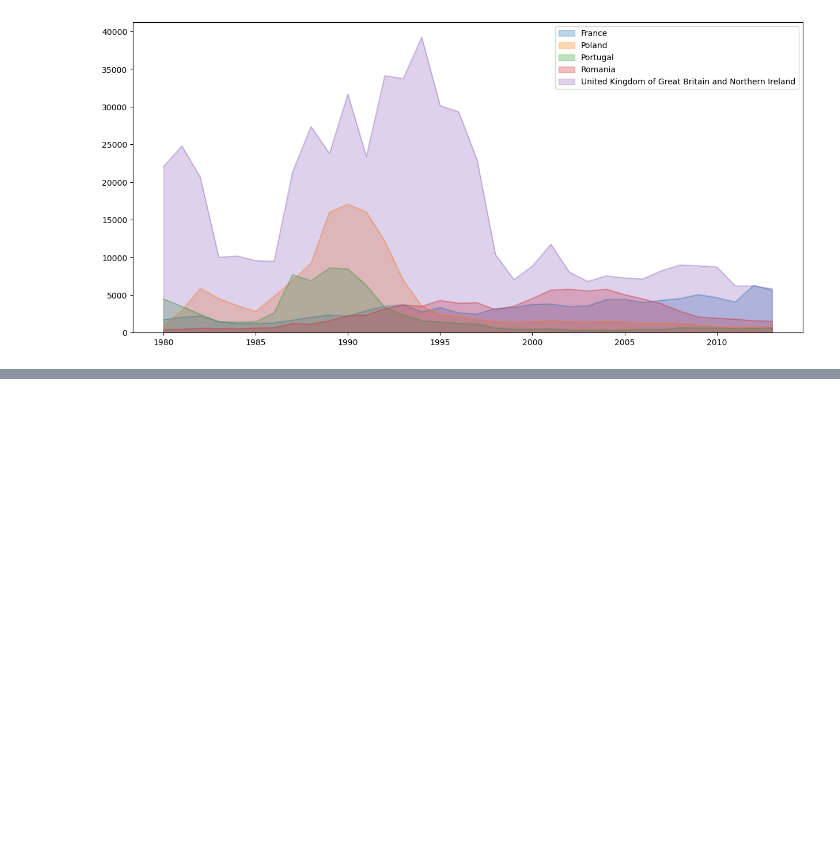
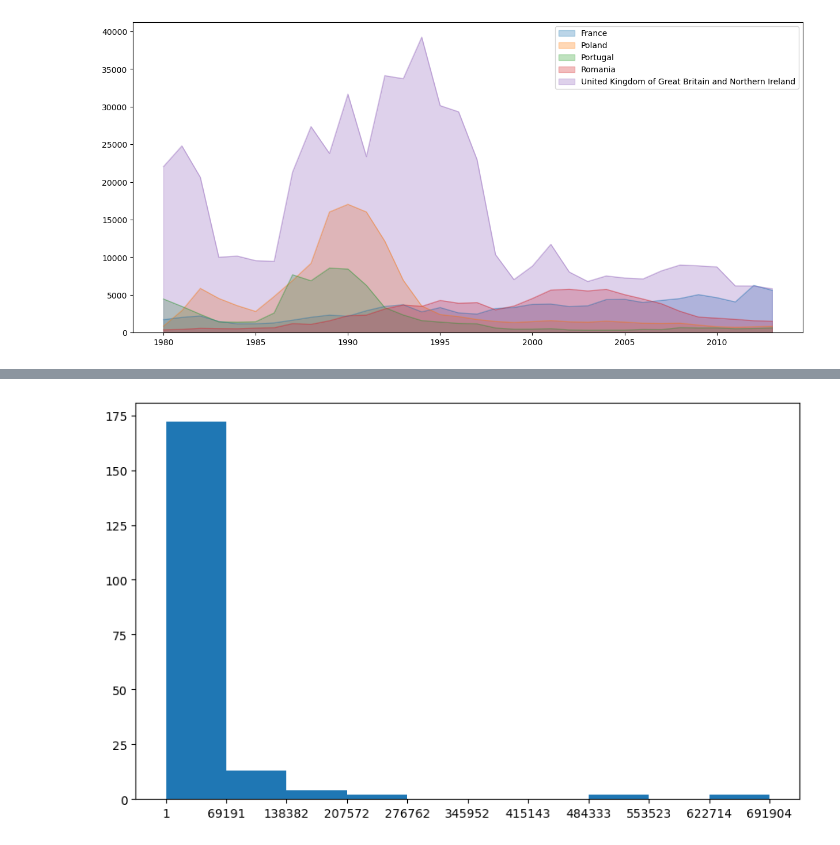
Before and after one commit to zahra-ahmadbeigloo/Data-analysis-projects, a Jupyter notebook: Canada-Immigration-Analysis/Canada-Immigration-Analysis.ipynb, the cells around one changed output, grey strips where cells are left out. Drawn from its saved outputs; the diff is of its cells as text; code cells hidden in the pictures; blank space fills up the shorter version.

```diff
--- a/Canada-Immigration-Analysis/Canada-Immigration-Analysis.ipynb
+++ b/Canada-Immigration-Analysis/Canada-Immigration-Analysis.ipynb
@@ -136,0 +150,7 @@ df_top_euro.plot(kind="area", alpha=0.3, stacked=False, figsize=(15,7))
+# %%
+plt.figure(figsize=(10,6))
+n, bins, patches = plt.hist(df["Total"], bins=10)
+plt.xticks(bins)
+plt.show()
+# %% [output]
+[figure, added]
```
Also changed, not shown: parts of 20 cells of this notebook.
